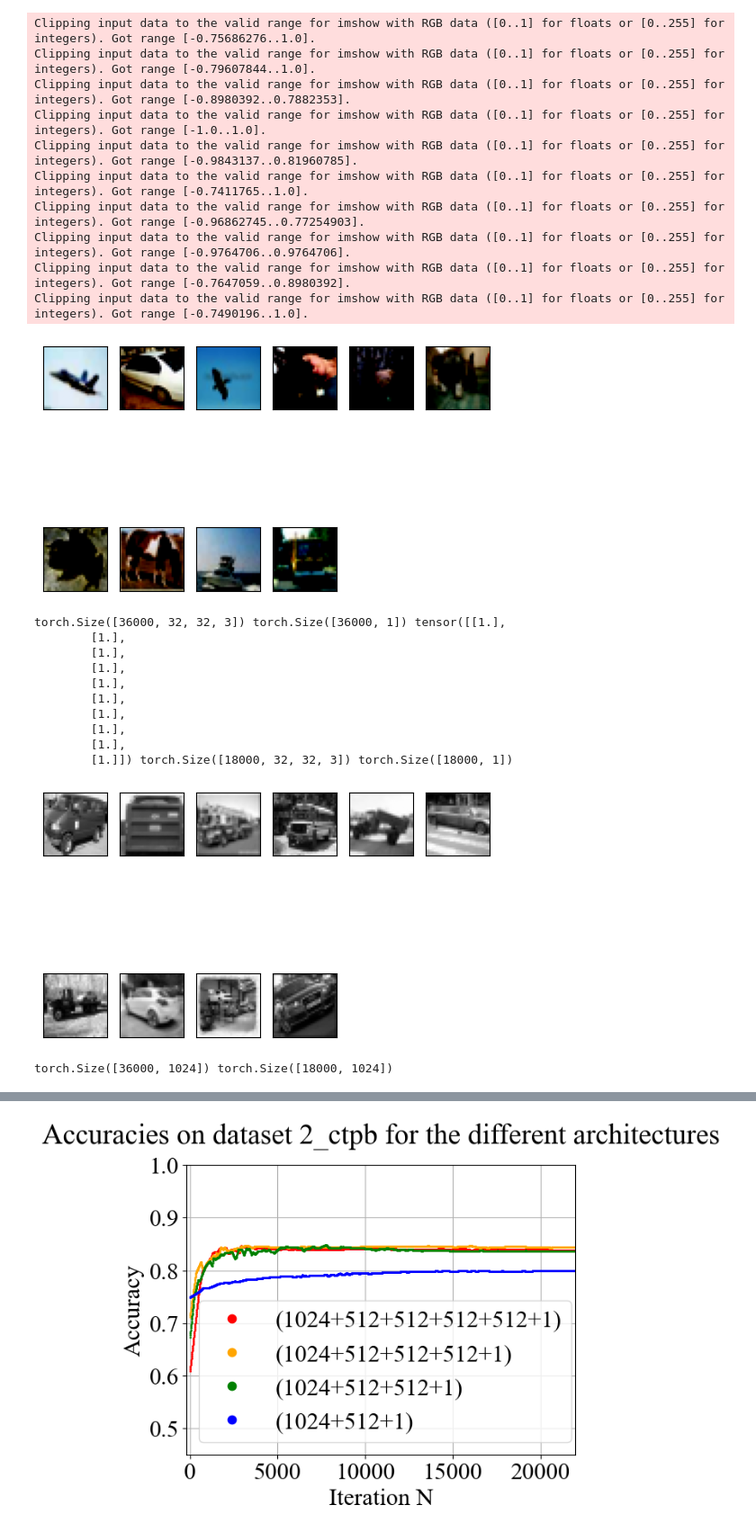
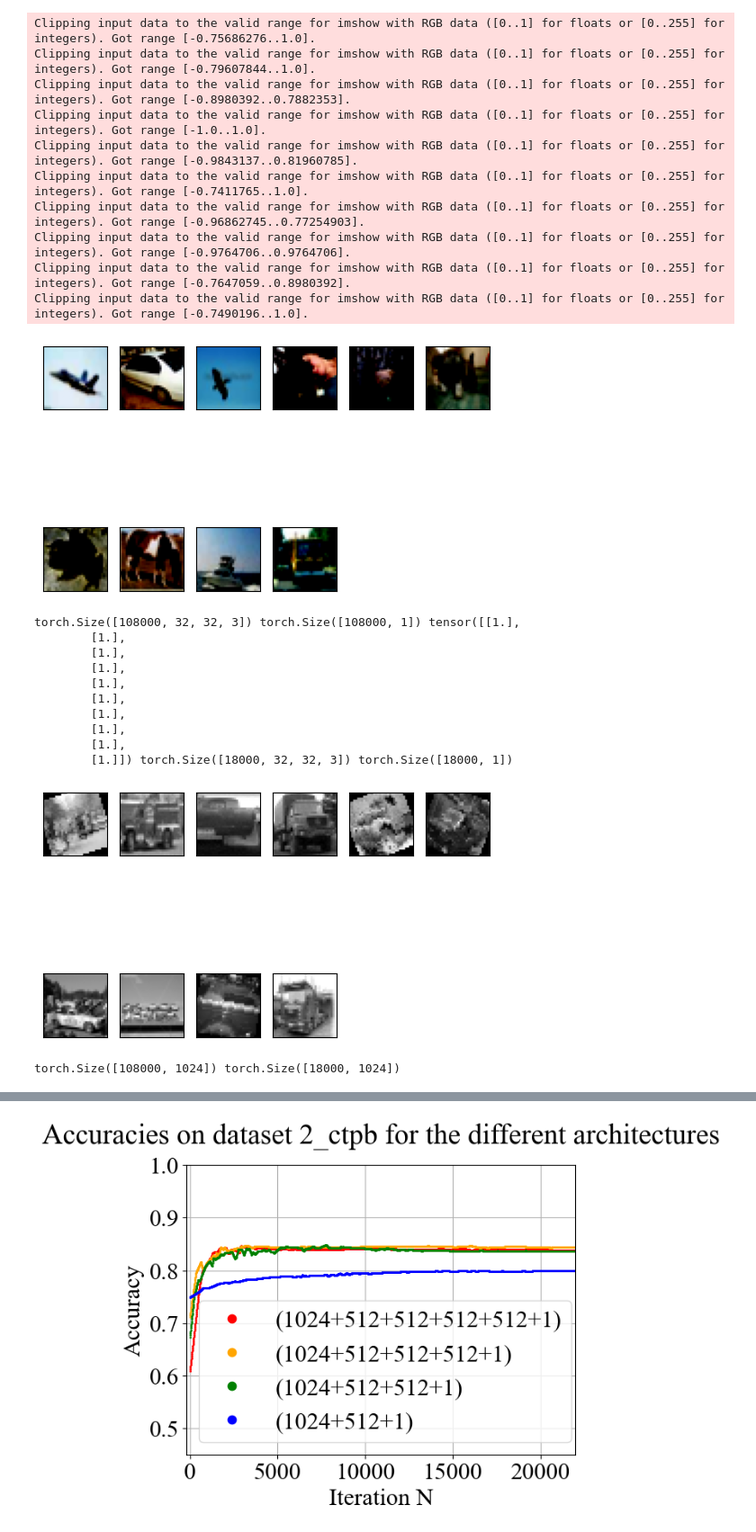
Before and after one commit to HugoVidal1/Stage_P3A_IdePHICS, a Jupyter notebook: CINIC-10/classifiers_constructor.ipynb, the cells around one changed output, grey strips where cells are left out. Shown at 90% size. Drawn from its saved outputs; the diff is of its cells as text; code cells hidden in the pictures.

```diff
--- a/CINIC-10/classifiers_constructor.ipynb
+++ b/CINIC-10/classifiers_constructor.ipynb
@@ -67,7 +71,20 @@ x_train, y_train_raw = torch.load('datas/CINIC-10_trainset.pt')['inputs'], torch
 x_valid, y_valid_raw = torch.load('datas/CINIC-10_validset.pt')['inputs'], torch.load('datas/CINIC-10_validset.pt')['targets']
 x_test, y_test = torch.load('datas/CINIC-10_testset.pt')['inputs'], torch.load('datas/CINIC-10_testset.pt')['targets']
 
-x_train, y_train_raw = torch.cat((x_train, x_test), dim=0).permute(0,2,3,1), torch.cat((y_train_raw, y_test), dim=0)
+x_train_rotated, y_train_raw_rotated = torch.load('datas/CINIC-10_trainset_rotated.pt')['inputs'], torch.load('datas/CINIC-10_trainset_rotated.pt')['targets']
+x_valid_rotated, y_valid_raw_rotated = torch.load('datas/CINIC-10_validset_rotated.pt')['inputs'], torch.load('datas/CINIC-10_validset_rotated.pt')['targets']
+x_test_rotated, y_test_rotated = torch.load('datas/CINIC-10_testset_rotated.pt')['inputs'], torch.load('datas/CINIC-10_testset_rotated.pt')['targets']
+
+x_train_noised, y_train_raw_noised = torch.load('datas/CINIC-10_trainset_noised.pt')['inputs'], torch.load('datas/CINIC-10_trainset_noised.pt')['targets']
+x_valid_noised, y_valid_raw_noised = torch.load('datas/CINIC-10_validset_noised.pt')['inputs'], torch.load('datas/CINIC-10_validset_noised.pt')['targets']
+x_test_noised, y_test_noised = torch.load('datas/CINIC-10_testset_noised.pt')['inputs'], torch.load('datas/CINIC-10_testset_noised.pt')['targets']
+
+
+# x_train, y_train_raw = torch.cat((x_train, x_test), dim=0).permute(0,2,3,1), torch.cat((y_train_raw, y_test), dim=0)
+# x_train, y_train_raw = torch.cat((x_train, x_test, x_train_rotated, x_test_rotated), dim=0).permute(0,2,3,1), torch.cat((y_train_raw, y_test, y_train_raw_rotated, y_test_rotated), dim=0)
+x_train, y_train_raw = torch.cat((x_train, x_test, x_train_rotated, x_test_rotated, x_train_noised, x_test_noised), dim=0).permute(0,2,3,1), torch.cat((y_train_raw, y_test, y_train_raw_rotated, y_test_rotated, y_train_raw_noised, y_test_noised), dim=0)
+
+
 x_valid = x_valid.permute(0,2,3,1)
 print(x_train.shape, y_train_raw.shape, x_valid.shape, y_valid_raw.shape)
 
@@ -133,13 +150,6 @@ if class_binary_reduction :
     y_train = (y_train[:, classe1].sum(dim=1) > 0).to(dtype).unsqueeze(1)
     y_valid = (y_valid[:, classe1].sum(dim=1) > 0).to(dtype).unsqueeze(1)
 
-    # Avec tanh
-
-    # x_train = 2*(x_train-0.5)
-    # y_train = 2*(y_train-0.5)
-    # x_valid = 2*(x_valid-0.5)
-    # y_valid = 2*(y_valid-0.5)
-
     print(x_train.shape, y_train.shape, y_train[0:10], x_valid.shape, y_valid.shape)
 
 if black_and_white_images :
@@ -163,23 +173,23 @@ torch.Size([180000, 10]) torch.Size([90000, 10])
 Clipping input data to the valid range for imshow with RGB data ([0..1] for floats or [0..255] for integers). Got range [-0.75686276..1.0].
 Clipping input data to the valid range for imshow with RGB data ([0..1] for floats or [0..255] for integers). Got range [-0.79607844..1.0].
 Clipping input data to the valid range for imshow with RGB data ([0..1] for floats or [0..255] for integers). Got range [-0.8980392..0.7882353].
 Clipping input data to the valid range for imshow with RGB data ([0..1] for floats or [0..255] for integers). Got range [-1.0..1.0].
 Clipping input data to the valid range for imshow with RGB data ([0..1] for floats or [0..255] for integers). Got range [-0.9843137..0.81960785].
 Clipping input data to the valid range for imshow with RGB data ([0..1] for floats or [0..255] for integers). Got range [-0.7411765..1.0].
 Clipping input data to the valid range for imshow with RGB data ([0..1] for floats or [0..255] for integers). Got range [-0.96862745..0.77254903].
 Clipping input data to the valid range for imshow with RGB data ([0..1] for floats or [0..255] for integers). Got range [-0.9764706..0.9764706].
 Clipping input data to the valid range for imshow with RGB data ([0..1] for floats or [0..255] for integers). Got range [-0.7647059..0.8980392].
 Clipping input data to the valid range for imshow with RGB data ([0..1] for floats or [0..255] for integers). Got range [-0.7490196..1.0].
 [figure]
-torch.Size([36000, 32, 32, 3]) torch.Size([36000, 1]) tensor([[1.],
+torch.Size([108000, 32, 32, 3]) torch.Size([108000, 1]) tensor([[1.],
         [1.],
         [1.],
         [1.],
         [1.],
         [1.],
         [1.],
         [1.],
         [1.],
         [1.]]) torch.Size([18000, 32, 32, 3]) torch.Size([18000, 1])
-[figure, old version]
+[figure, new version]
-torch.Size([36000, 1024]) torch.Size([18000, 1024])
+torch.Size([108000, 1024]) torch.Size([18000, 1024])
```
Also changed, not shown: parts of 11 cells of this notebook, 16 other files.
